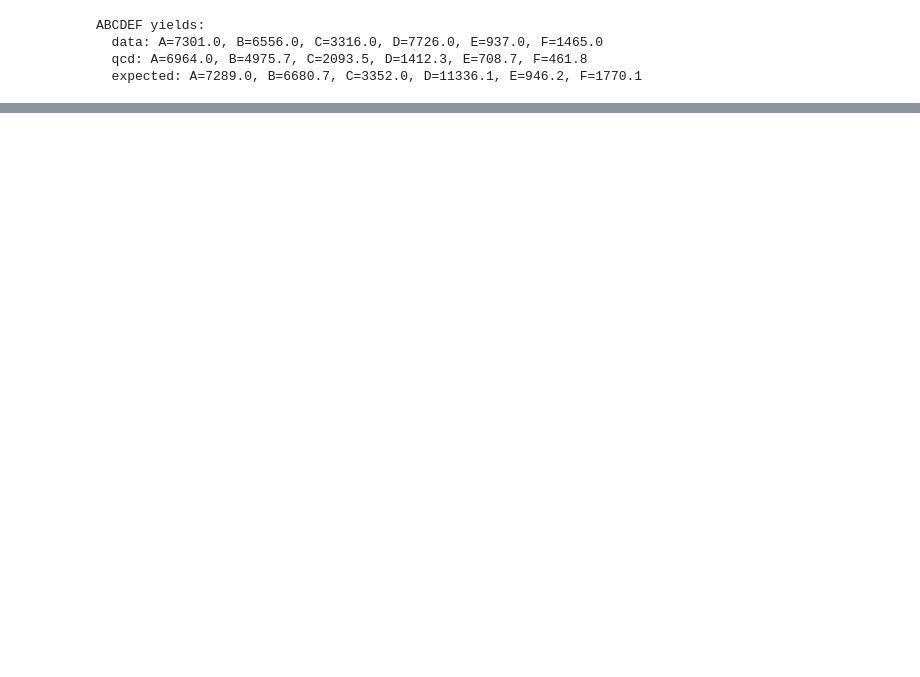
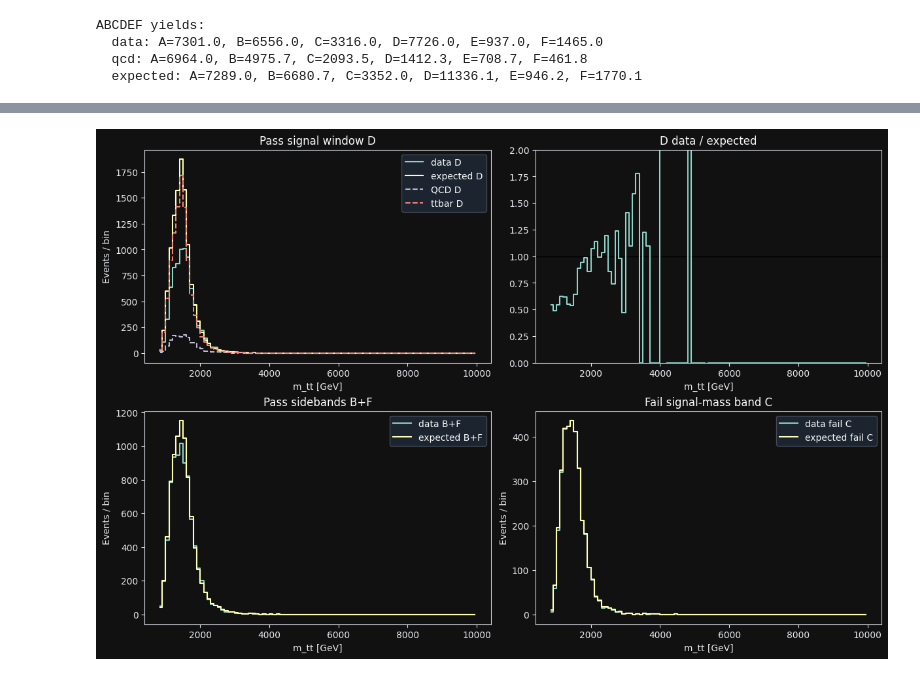
Before and after one commit to hayfasfar/TTbarHadronicSkimmer, a Jupyter notebook: notebooks/twodalphabet_py_demo.ipynb, the cells around one changed output, grey strips where cells are left out. Drawn from its saved outputs; the diff is of its cells as text; code cells hidden in the pictures; blank space fills up the shorter version.

```diff
--- a/notebooks/twodalphabet_py_demo.ipynb
+++ b/notebooks/twodalphabet_py_demo.ipynb
@@ -146,0 +314,44 @@ plt.show()
+# %%
+fig, axes = plt.subplots(2, 2, figsize=(12, 8), constrained_layout=True)
+
+ax = axes[0, 0]
+ax.step(mtt_centers, proj["data_D"], where="mid", label="data D")
+ax.step(mtt_centers, proj["exp_D"], where="mid", label="expected D")
+ax.step(mtt_centers, proj["qcd_D"], where="mid", linestyle="--", label="QCD D")
+ax.step(mtt_centers, proj["ttbar_D"], where="mid", linestyle="--", label="ttbar D")
+ax.set_title("Pass signal window D")
+ax.set_xlabel("m_tt [GeV]")
+ax.set_ylabel("Events / bin")
+ax.legend()
+
+ax = axes[0, 1]
+ratio = np.divide(
+    proj["data_D"],
+    proj["exp_D"],
+    out=np.full_like(proj["data_D"], np.nan),
+    where=proj["exp_D"] > 0,
+)
+ax.axhline(1.0, color="black", linewidth=1)
+ax.step(mtt_centers, ratio, where="mid")
+ax.set_ylim(0, 2)
+ax.set_title("D data / expected")
+ax.set_xlabel("m_tt [GeV]")
+
+ax = axes[1, 0]
+ax.step(mtt_centers, proj["data_BF"], where="mid", label="data B+F")
+ax.step(mtt_centers, proj["exp_BF"], where="mid", label="expected B+F")
+ax.set_title("Pass sidebands B+F")
+ax.set_xlabel("m_tt [GeV]")
+ax.set_ylabel("Events / bin")
+ax.legend()
+
+ax = axes[1, 1]
+ax.step(mtt_centers, proj["data_C"], where="mid", label="data fail C")
+ax.step(mtt_centers, proj["exp_C"], where="mid", label="expected fail C")
+ax.set_title("Fail signal-mass band C")
+ax.set_xlabel("m_tt [GeV]")
+ax.set_ylabel("Events / bin")
+ax.legend()
+plt.show()
+# %% [output]
+[figure, added]
```
Also changed, not shown: parts of 9 cells of this notebook, 8 other files.
